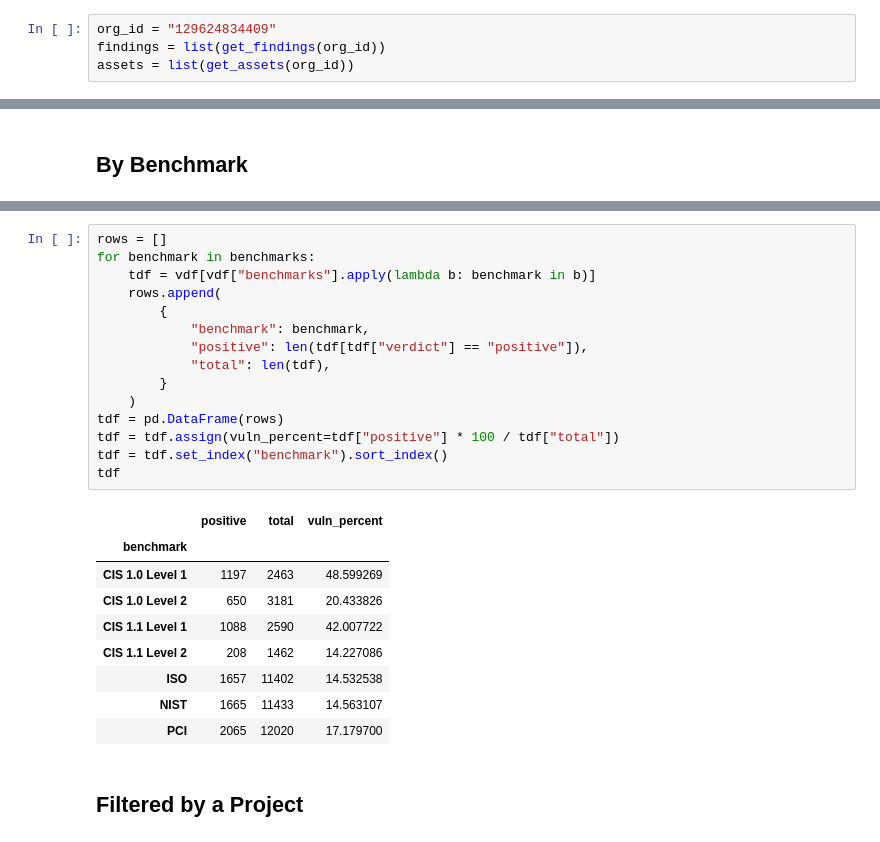
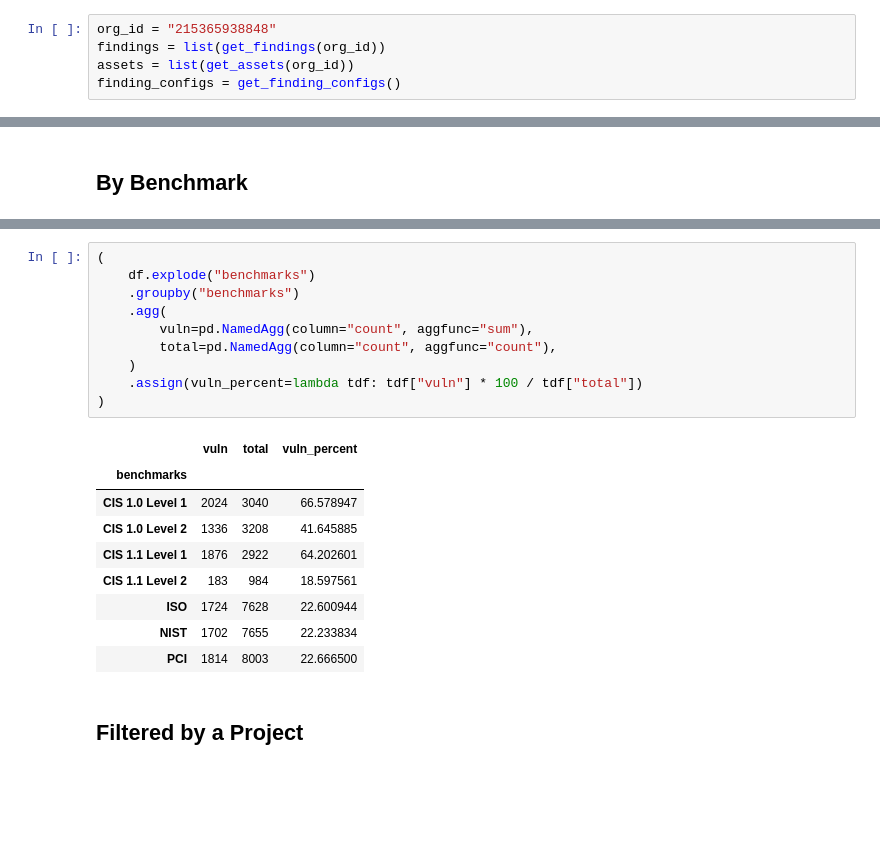
Before and after one commit to shadanan/gcp-jupyter, a Jupyter notebook: scc_compliance.ipynb, the cells around one changed output, grey strips where cells are left out. Cells and saved outputs as stored; diff of their text form; blank space fills up the shorter version.

```diff
--- a/scc_compliance.ipynb
+++ b/scc_compliance.ipynb
@@ -90,4 +43,5 @@ def compute_verdicts(assets, findings, finding_configs):
 # %%
-org_id = "129624834409"
+org_id = "215365938848"
 findings = list(get_findings(org_id))
 assets = list(get_assets(org_id))
+finding_configs = get_finding_configs()
@@ -134,27 +139,22 @@ benchmarks
-# %%
-rows = []
-for benchmark in benchmarks:
-    tdf = vdf[vdf["benchmarks"].apply(lambda b: benchmark in b)]
-    rows.append(
-        {
-            "benchmark": benchmark,
-            "positive": len(tdf[tdf["verdict"] == "positive"]),
-            "total": len(tdf),
-        }
-    )
-tdf = pd.DataFrame(rows)
-tdf = tdf.assign(vuln_percent=tdf["positive"] * 100 / tdf["total"])
-tdf = tdf.set_index("benchmark").sort_index()
-tdf
-# %% [output]
-|  | positive | total | vuln_percent |
-| benchmark |  |  |  |
-| CIS 1.0 Level 1 | 1197 | 2463 | 48.599269 |
-| CIS 1.0 Level 2 | 650 | 3181 | 20.433826 |
-| CIS 1.1 Level 1 | 1088 | 2590 | 42.007722 |
-| CIS 1.1 Level 2 | 208 | 1462 | 14.227086 |
-| ISO | 1657 | 11402 | 14.532538 |
-| NIST | 1665 | 11433 | 14.563107 |
-| PCI | 2065 | 12020 | 17.179700 |
+# %%
+(
+    df.explode("benchmarks")
+    .groupby("benchmarks")
+    .agg(
+        vuln=pd.NamedAgg(column="count", aggfunc="sum"),
+        total=pd.NamedAgg(column="count", aggfunc="count"),
+    )
+    .assign(vuln_percent=lambda tdf: tdf["vuln"] * 100 / tdf["total"])
+)
+# %% [output]
+|  | vuln | total | vuln_percent |
+| benchmarks |  |  |  |
+| CIS 1.0 Level 1 | 2024 | 3040 | 66.578947 |
+| CIS 1.0 Level 2 | 1336 | 3208 | 41.645885 |
+| CIS 1.1 Level 1 | 1876 | 2922 | 64.202601 |
+| CIS 1.1 Level 2 | 183 | 984 | 18.597561 |
+| ISO | 1724 | 7628 | 22.600944 |
+| NIST | 1702 | 7655 | 22.233834 |
+| PCI | 1814 | 8003 | 22.666500 |
 # %% [markdown]
 ## Filtered by a Project
```
Also changed, not shown: parts of 19 cells of this notebook, 1 other file.
